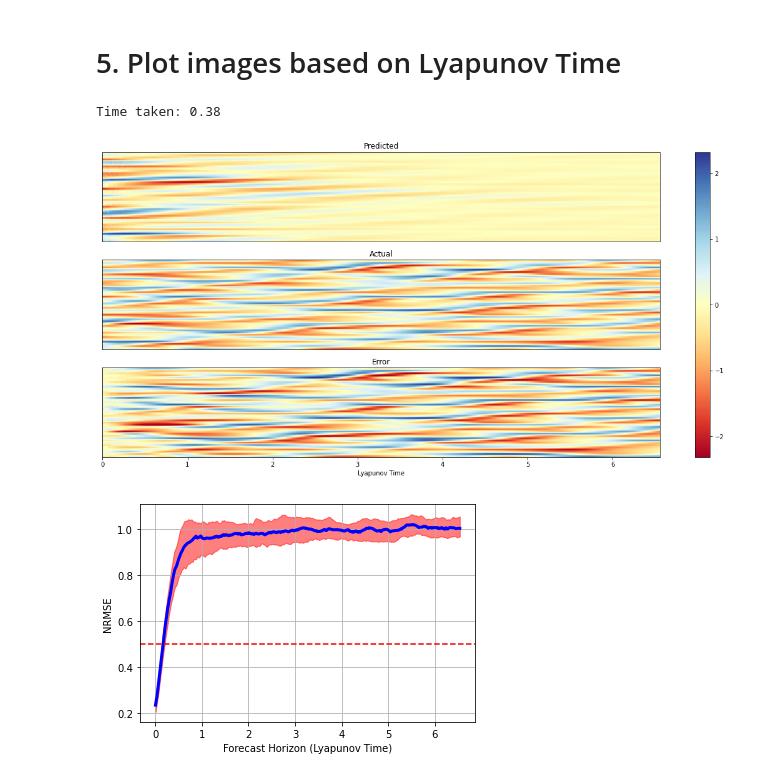
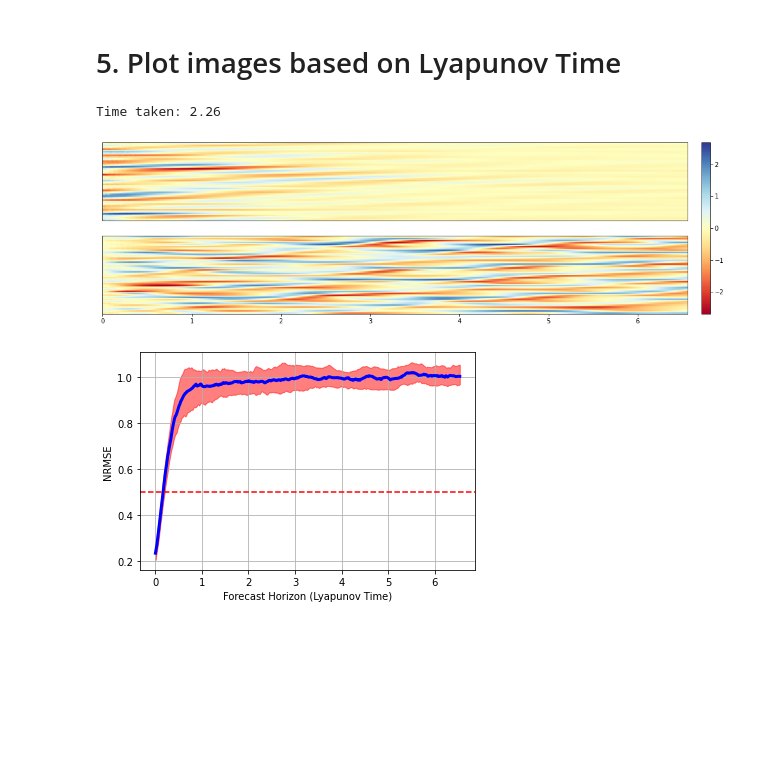
Before and after one commit to justlotw/Deep-Learning-Prediction-and-Uncertainty-Quantification-of-High-Dimensional-Time-Series-Data, a Jupyter notebook: 2_small_size/1_lorenz8_20percent/4_koopman_lorenz8_small.ipynb, the cells around one changed output. Drawn from its saved outputs; the diff is of its cells as text; code cells hidden in the pictures; blank space fills up the shorter version.

```diff
--- a/2_small_size/1_lorenz8_20percent/4_koopman_lorenz8_small.ipynb
+++ b/2_small_size/1_lorenz8_20percent/4_koopman_lorenz8_small.ipynb
@@ -1045,16 +1045,17 @@ network = create_network(hidden_size)
 params = load_obj(os.path.join(res_folder, "best_params.pkl"))
 # %%
 mean_pred = get_test_pred(X_test, params, network)
+save_obj(mean_pred, "results", "koopman_pred.pkl")
 # %% [output]
-Time taken: 0.38
+Time taken: 2.26
 # %%
-save_obj(mean_pred, "results", "koopman_pred.pkl")
+mean_pred = load_obj("results/koopman_pred.pkl")
 # %%
 total_lyapunov_time_pred = 4 / LORENZ_LT # Amount of Lyapunov Time in Test set
 # %%
-plot_predictions(mean_pred, y_test, total_lyapunov_time_pred, save_name = "Lorenz_Small_Koopman")
+plot_predictions(mean_pred, y_test, total_lyapunov_time_pred, save_name = "lorenz_small_koop", pred_only = True)
 # %% [output]
-[figure, old version]
+[figure, new version]
 # %%
 res_single = PointExperimentResultLyapunov(mean_pred - y_test, "lorenz")
 res_single.plot_rmse(save_name = "Lorenz_Small_Koopman_PH")
```
Also changed, not shown: 12 other files.
